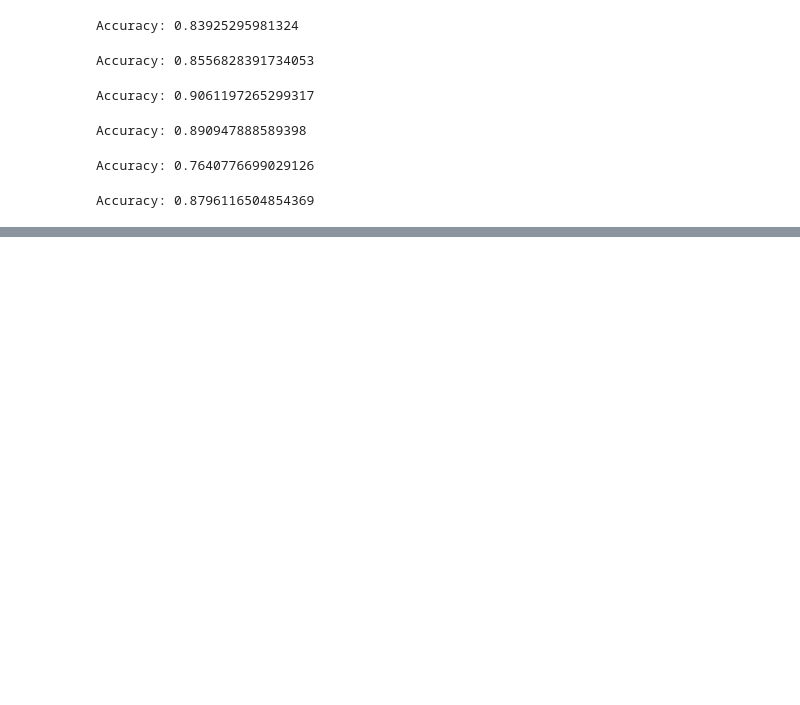
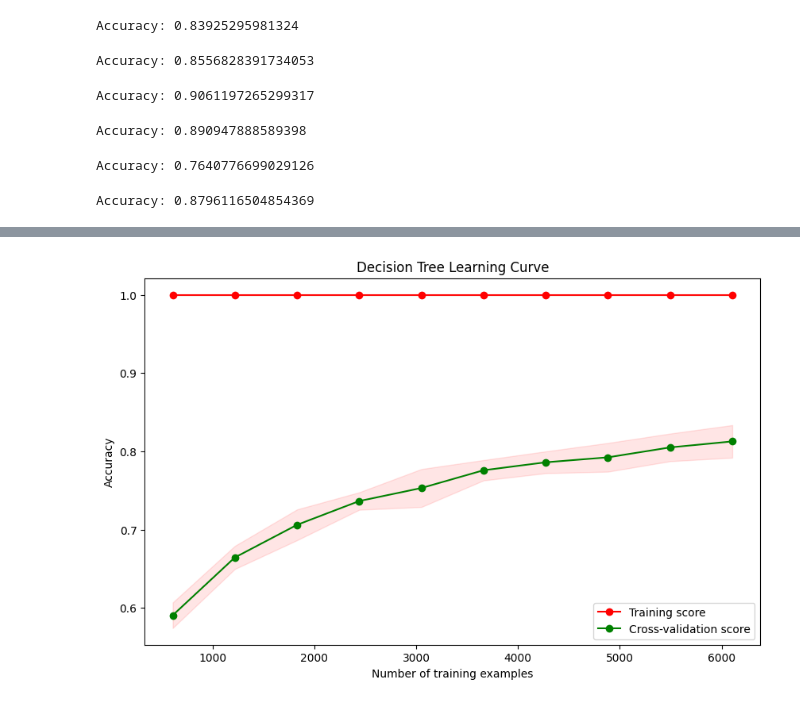
Before and after one commit to Suhail270/DMML_Part3, a Jupyter notebook: Part3.ipynb, the cells around one changed output, grey strips where cells are left out. Saved outputs shown, nothing was run; the diff lists cells and outputs as text; code cells hidden in the pictures; blank space fills up the shorter version.

```diff
--- a/Part3.ipynb
+++ b/Part3.ipynb
@@ -1223,0 +1313,4 @@ Accuracy: 0.8796116504854369
+# %%
+learn_curve(X30,y30)
+# %% [output]
+[figure, added]
```
Also changed, not shown: parts of 40 cells of this notebook.
